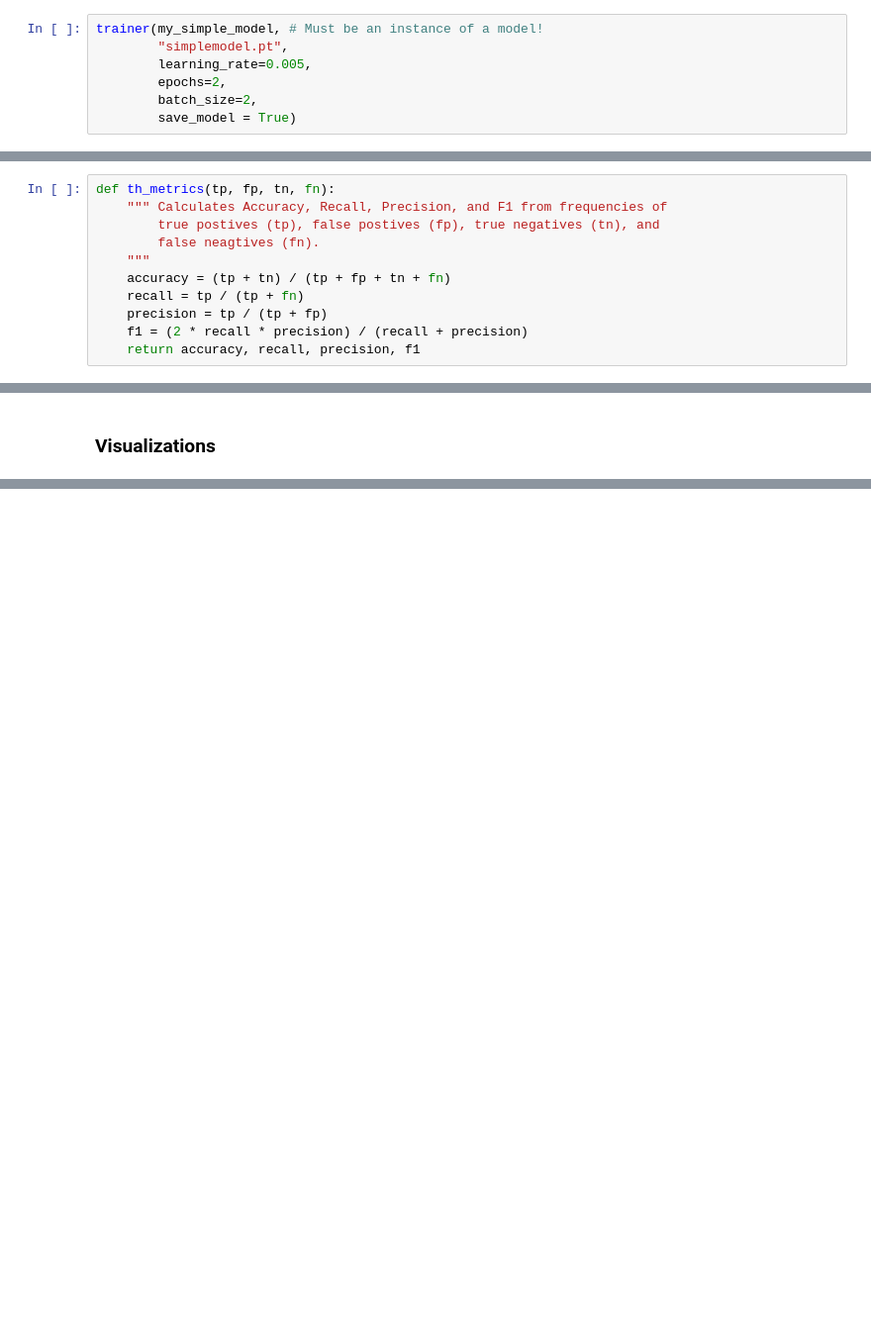
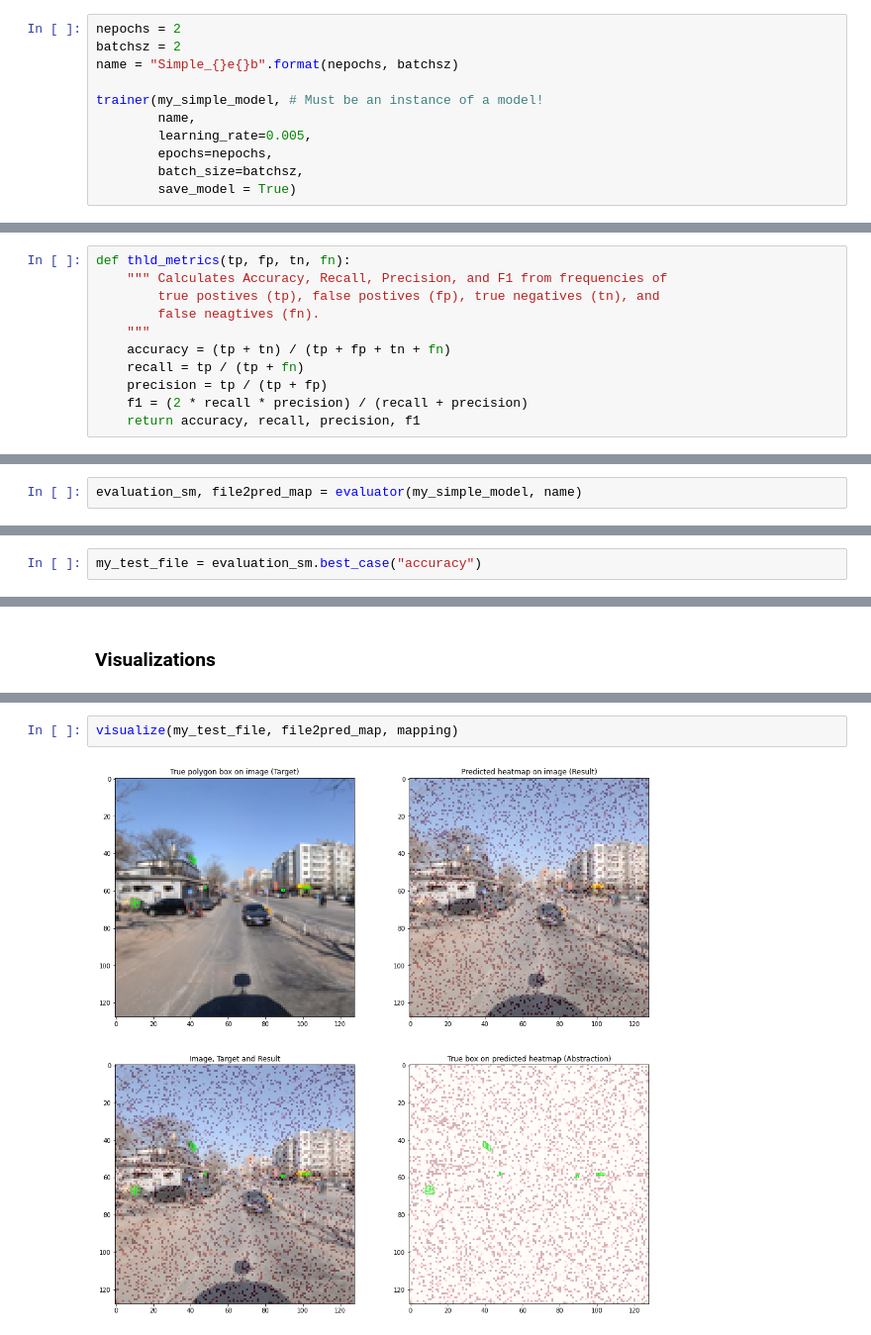
Before and after one commit to mboholm/lt2326-h21-a1, a Jupyter notebook: lt2326-h21-a1.ipynb, the cells around one changed output, grey strips where cells are left out. Shown at 99% size. Cells and saved outputs as stored; diff of their text form; blank space fills up the shorter version.

```diff
--- a/lt2326-h21-a1.ipynb
+++ b/lt2326-h21-a1.ipynb
@@ -459,8 +435,12 @@ my_simple_model.parameters
 # %%
+nepochs = 2
+batchsz = 2
+name = "Simple_{}e{}b".format(nepochs, batchsz)
+
 trainer(my_simple_model, # Must be an instance of a model!
-        "simplemodel.pt",
+        name,
         learning_rate=0.005,
-        epochs=2,
-        batch_size=2,
+        epochs=nepochs,
+        batch_size=batchsz,
         save_model = True)
 # %% [output]
@@ -633,7 +592,7 @@ Both types of metrics (analog and digital) can be measured for the model's perfo
 
 `Mean([Metric(image-1), ..., Metric(image-n)])`
 # %%
-def th_metrics(tp, fp, tn, fn):
+def thld_metrics(tp, fp, tn, fn):
     """ Calculates Accuracy, Recall, Precision, and F1 from frequencies of
         true postives (tp), false postives (fp), true negatives (tn), and
         false neagtives (fn).
@@ -788,0 +780,2 @@ evaluator(my_diabolo_model)
+# %%
+evaluation_sm, file2pred_map = evaluator(my_simple_model, name)
@@ -788,0 +816,2 @@ evaluator(my_diabolo_model)
+# %%
+my_test_file = evaluation_sm.best_case("accuracy")
@@ -794,0 +908,4 @@ evaluator(my_diabolo_model)
+# %%
+visualize(my_test_file, file2pred_map, mapping)
+# %% [output]
+[figure, added]
```
Also changed, not shown: parts of 38 cells of this notebook, 1 other file.
